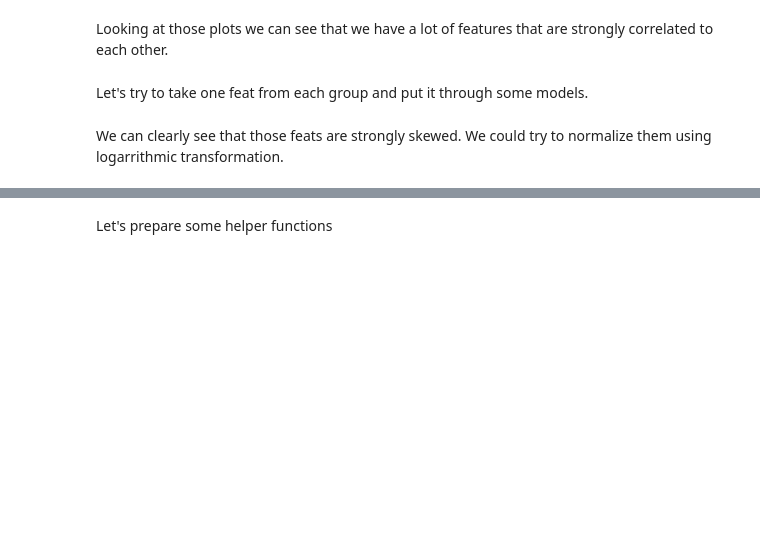
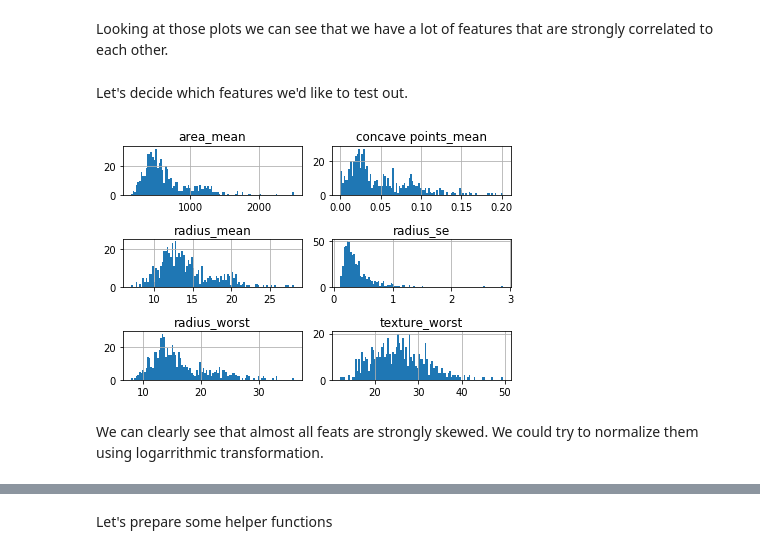
Before and after one commit to marcinsola/breast-cancer-analysis, a Jupyter notebook: breast-cancer-analysis.ipynb, the cells around one changed output, grey strips where cells are left out. Saved outputs shown, nothing was run; the diff lists cells and outputs as text; code cells hidden in the pictures; blank space fills up the shorter version.

```diff
--- a/breast-cancer-analysis.ipynb
+++ b/breast-cancer-analysis.ipynb
@@ -198,13 +213,16 @@ for pair in correlations[correlations[0] > 0.9].index:
 # %% [markdown]
 Looking at those plots we can see that we have a lot of features that are strongly correlated to each other.
-# %% [markdown]
-Let's try to take one feat from each group and put it through some models.
+# %% [markdown]
+Let's decide which features we'd like to test out.
 # %%
-feats = ['area_worst', 'area_se', 'concave points_mean']
+feats = ['texture_worst', 'radius_mean', 'concave points_mean', 'area_mean', 'radius_se', 'radius_worst']
 # %%
 data[feats].hist(bins=100);
+plt.tight_layout()
+# %% [output]
+[figure, added]
 # %% [markdown]
-We can clearly see that those feats are strongly skewed. We could try to normalize them using logarrithmic transformation.
+We can clearly see that almost all feats are strongly skewed. We could try to normalize them using logarrithmic transformation.
 # %%
 shift = 0.02
 log_feats = np.log(data[feats] + shift)
```
Also changed, not shown: parts of 6 cells of this notebook.
